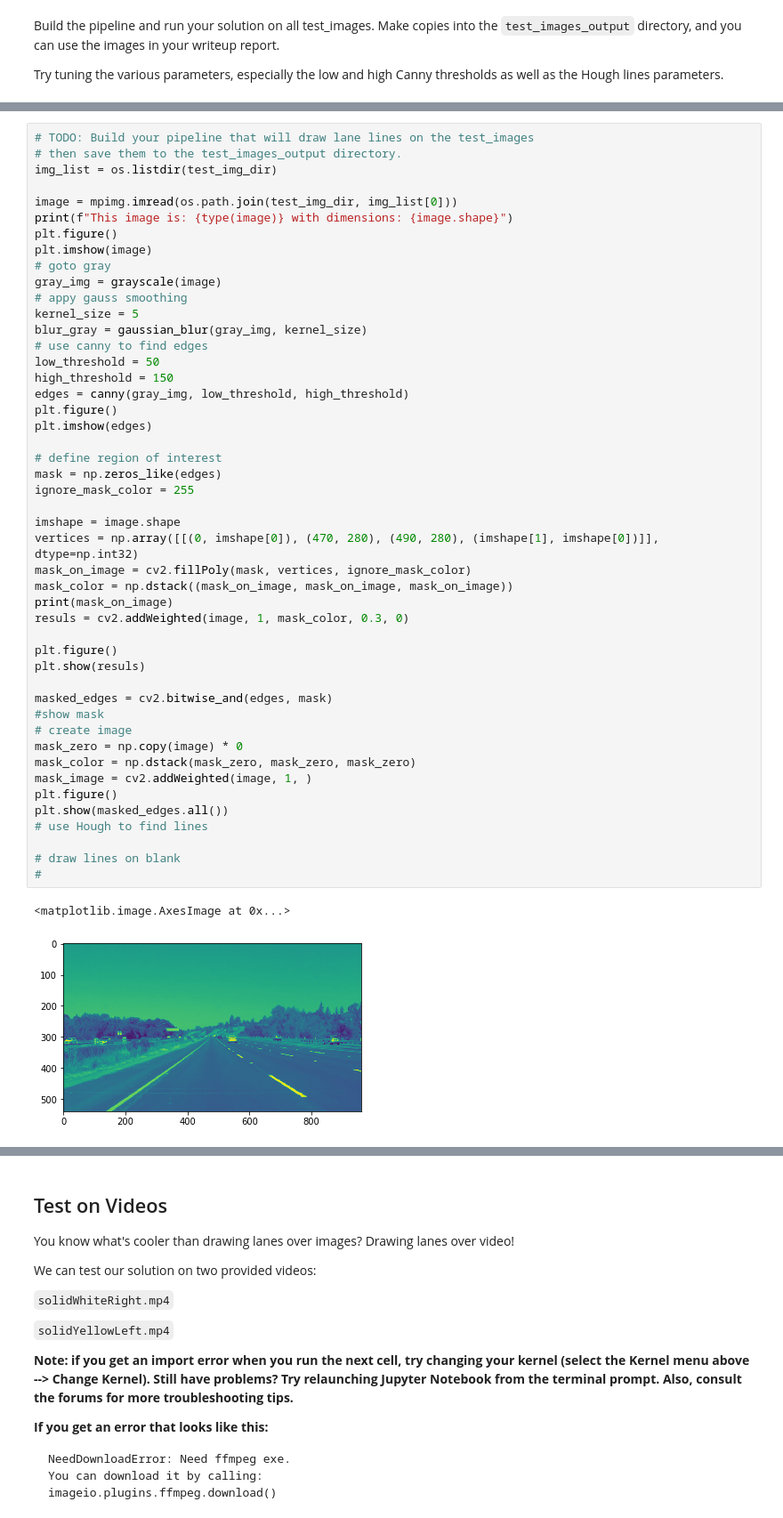
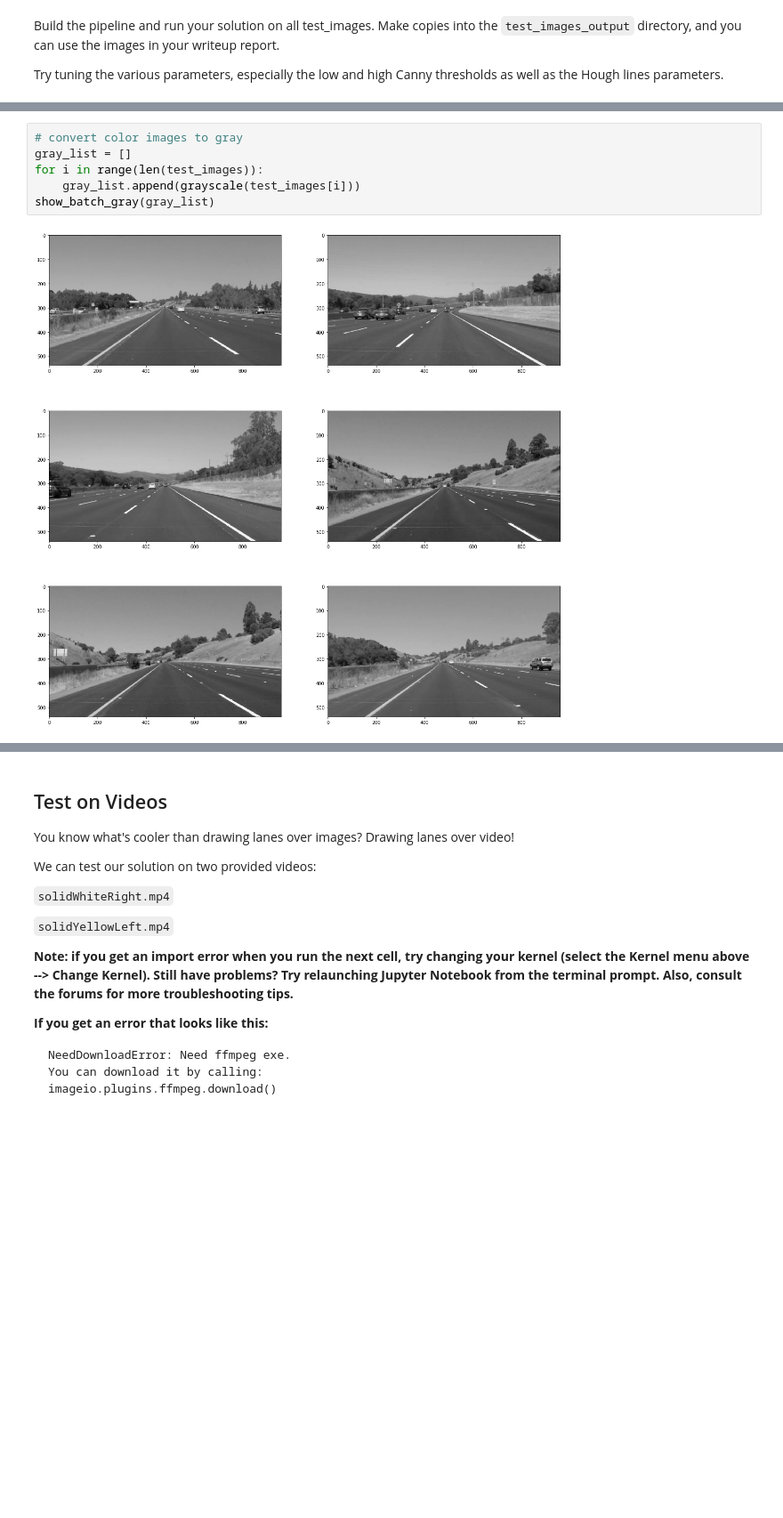
Before and after one commit to lexavtanke/CarND-LaneLines-P1, a Jupyter notebook: P1.ipynb, the cells around one changed output, grey strips where cells are left out. Shown at 89% size. Drawn from its saved outputs; the diff is of its cells as text; blank space fills up the shorter version.

Commit message:
pipile for raw lines and explanation

```diff
--- a/P1.ipynb
+++ b/P1.ipynb
@@ -295,50 +224,8 @@ for img in os.listdir("test_images"):
-# %%
-# TODO: Build your pipeline that will draw lane lines on the test_images
-# then save them to the test_images_output directory.
-img_list = os.listdir(test_img_dir)
-
-image = mpimg.imread(os.path.join(test_img_dir, img_list[0]))
-print(f"This image is: {type(image)} with dimensions: {image.shape}")
-plt.figure()
-plt.imshow(image)
-# goto gray
-gray_img = grayscale(image)
-# appy gauss smoothing
-kernel_size = 5
-blur_gray = gaussian_blur(gray_img, kernel_size)
-# use canny to find edges
-low_threshold = 50
-high_threshold = 150
-edges = canny(gray_img, low_threshold, high_threshold)
-plt.figure()
-plt.imshow(edges)
-
-# define region of interest
-mask = np.zeros_like(edges)
-ignore_mask_color = 255
-
-imshape = image.shape
-vertices = np.array([[(0, imshape[0]), (470, 280), (490, 280), (imshape[1], imshape[0])]], dtype=np.int32)
-mask_on_image = cv2.fillPoly(mask, vertices, ignore_mask_color)
-mask_color = np.dstack((mask_on_image, mask_on_image, mask_on_image))
-print(mask_on_image)
-resuls = cv2.addWeighted(image, 1, mask_color, 0.3, 0)
-
-plt.figure()
-plt.show(resuls)
-
-masked_edges = cv2.bitwise_and(edges, mask)
-#show mask
-# create image
-mask_zero = np.copy(image) * 0
-mask_color = np.dstack(mask_zero, mask_zero, mask_zero)
-mask_image = cv2.addWeighted(image, 1, )
-plt.figure()
-plt.show(masked_edges.all())
-# use Hough to find lines
-
-# draw lines on blank
-#
-# %% [output]
-<matplotlib.image.AxesImage at 0x...>
-[figure, removed]
+# %%
+# convert color images to gray
+gray_list = []
+for i in range(len(test_images)):
+    gray_list.append(grayscale(test_images[i]))
+show_batch_gray(gray_list)
+# %% [output]
+[figure, added]
```
Also changed, not shown: parts of 14 cells of this notebook.
